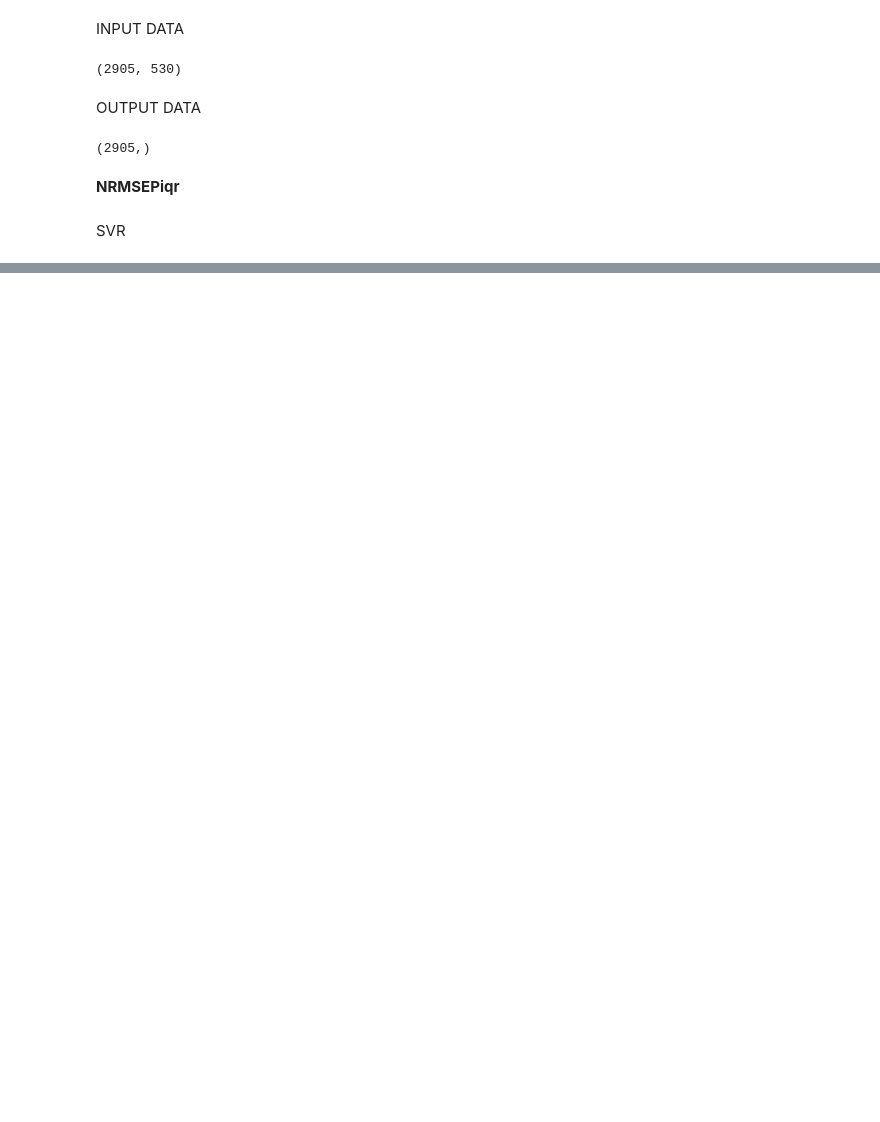
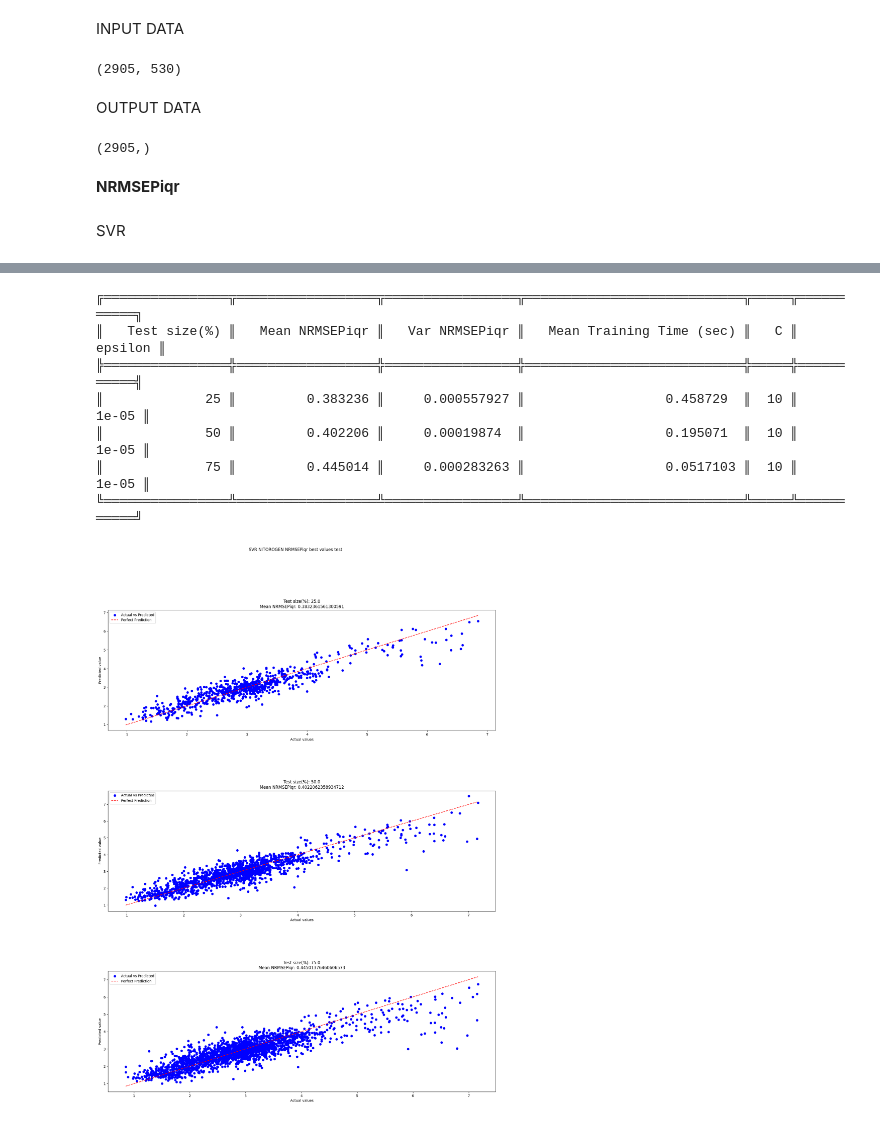
Before and after one commit to Lomby1902/Demetra, a Jupyter notebook: svr.ipynb, the cells around one changed output, grey strips where cells are left out. Saved outputs shown, nothing was run; the diff lists cells and outputs as text; code cells hidden in the pictures; blank space fills up the shorter version.

```diff
--- a/svr.ipynb
+++ b/svr.ipynb
@@ -63,7 +66,7 @@ if not sys.warnoptions:
 
 np.random.seed(42)
 
-ripartisions = [0.25,0.5,0.75]
+ripartitions = [0.25,0.5,0.75]
 results = []
 
 # create 3x1 subfigs
@@ -72,7 +75,7 @@ fig.suptitle('SVR NITOROGEN NRMSEPiqr test' + "\n")
 axs = axs.flatten()
 k = 0
 
-for ripartition in ripartisions:
+for ripartition in ripartitions:
 
     NRMSEP = []
 
@@ -150,0 +280,63 @@ gen     nevals  fitness         fitness_std     fitness_max     fitness_min
+# %%
+
+results = []
+
+# create 3x1 subfigs
+fig, axs = plt.subplots(3, 1,figsize=(20, 25),gridspec_kw={'hspace': 0.5})
+fig.suptitle(f'SVR NITOROGEN NRMSEPiqr best values test' + "\n")
+axs = axs.flatten()
+k = 0
+
+trials = 100
+random_cv = np.random.seed(777)
+seeds = np.random.choice(trials, size=trials)
+
+
+results = []
+ripartitions = [0.25, 0.50, 0.75]
+for C, epsilon, kernel, gamma ,ripartition in zip (svr_C.values(), svr_epsilon.values(), svr_kernel.values(), svr_gamma.values(),ripartitions):
+
+    NRMSE = []
+    total_time = 0
+    for i in range(trials):
+        X_train, X_test, Y_train, Y_test = train_test_split(X, Y, test_size=ripartition, random_state=seeds[i])
+        svr_regressor = make_pipeline(StandardScaler(),SVR(C=C,epsilon=epsilon, kernel=kernel, gamma=gamma))
+
+        start_time = time.time()
+        svr_regressor.fit(X_train, Y_train)
+        elapsed_time = (time.time() -start_time) #elapsed time in seconds
+
+        # Make predictions using the testing set
+        Y_pred_svr = svr_regressor.predict(X_test)
+
+
+        NRMSE.append(NRMSEPiqr(Y_test, Y_pred_svr))
+        total_time+=elapsed_time
+
+
+    results.append([str(ripartition *100 ),np.mean(NRMSE), np.var(NRMSE),
+                       total_time/trials, C, epsilon, kernel, gamma ])
+
+    '''PLOT THE BEST MODELS'''
+    axs[k].scatter(Y_test,Y_pred_svr, c='blue', label='Actual vs Predicted')
+    axs[k].plot([min(Y_test), max(Y_test)],
+                            [min(Y_test), max(Y_test)], '--', c='red', label='Perfect Prediction')
+    axs[k].legend()
+    axs[k].set_xlabel("Actual values")
+    axs[k].set_ylabel("Predicted value")
+    axs[k].set_title( f"Test size(%): {ripartition * 100}"+ "\n" + "Mean NRMSEPiqr: " + str(results[k][1]) )
+    k += 1
+
+    '''SHOW RESULTS'''
+
+headers = ["Test size(%)", "Mean NRMSEPiqr", "Var NRMSEPiqr","Mean Training Time (sec)" ,"C" , "epsilon", "kernel", "gamma"]
+print(tabulate(results, headers,  tablefmt="double_outline"))
+# %% [output]
+╔════════════════╦══════════════════╦═════════════════╦════════════════════════════╦═════╦═══════════╗
+║   Test size(%) ║   Mean NRMSEPiqr ║   Var NRMSEPiqr ║   Mean Training Time (sec) ║   C ║   epsilon ║
+╠════════════════╬══════════════════╬═════════════════╬════════════════════════════╬═════╬═══════════╣
+║             25 ║         0.383236 ║     0.000557927 ║                  0.458729  ║  10 ║     1e-05 ║
+║             50 ║         0.402206 ║     0.00019874  ║                  0.195071  ║  10 ║     1e-05 ║
+║             75 ║         0.445014 ║     0.000283263 ║                  0.0517103 ║  10 ║     1e-05 ║
+╚════════════════╩══════════════════╩═════════════════╩════════════════════════════╩═════╩═══════════╝
+[figure, added]
```
Also changed, not shown: parts of 5 cells of this notebook.
